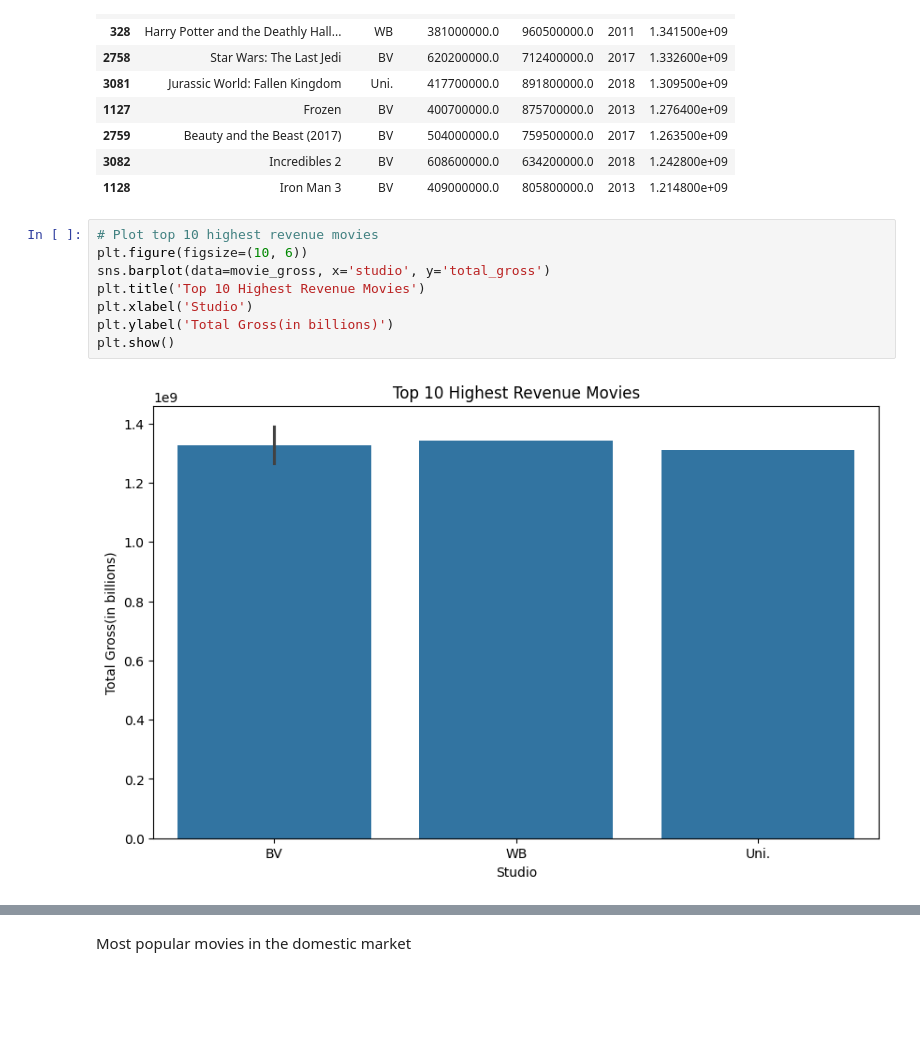
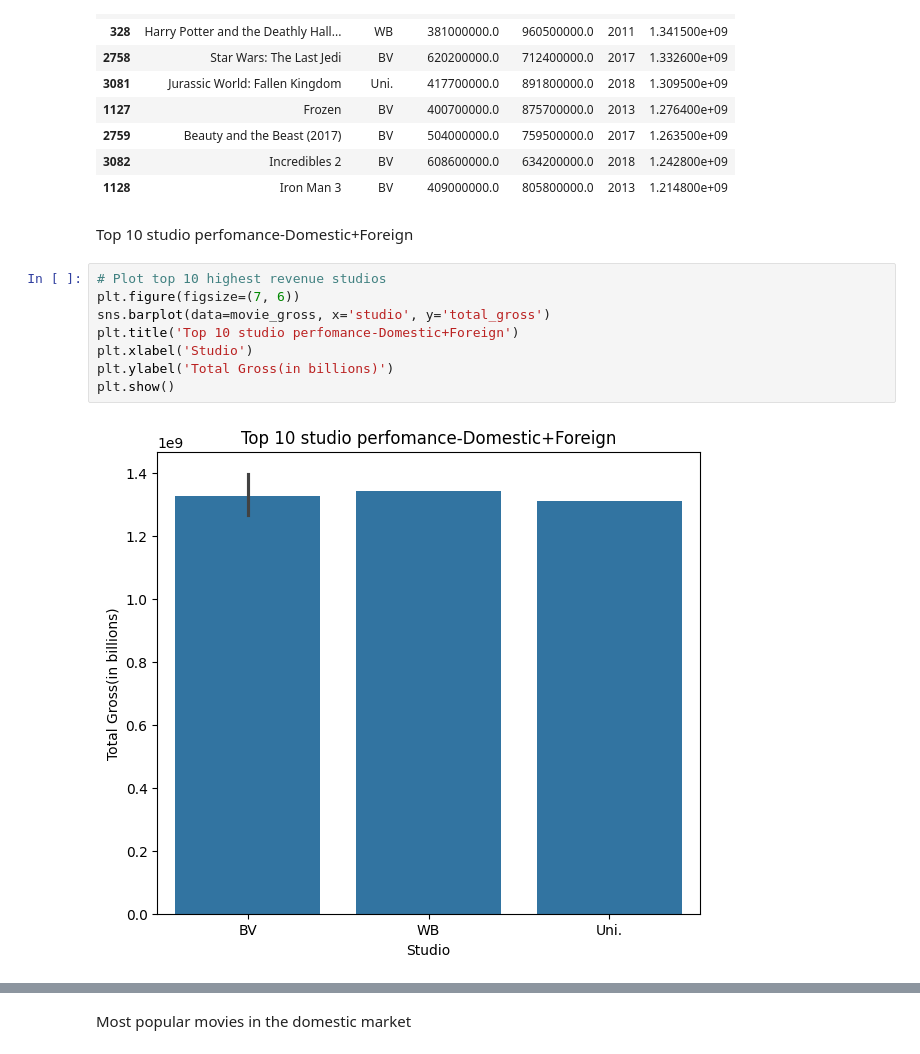
Before and after one commit to SMayienda/sarah_m, a Jupyter notebook: project1.ipynb, the cells around one changed output, grey strips where cells are left out. Drawn from its saved outputs; the diff is of its cells as text; blank space fills up the shorter version.

```diff
--- a/project1.ipynb
+++ b/project1.ipynb
@@ -96,13 +110,15 @@ movie_gross
 | 2759 | Beauty and the Beast (2017) | BV | 504000000.0 | 759500000.0 | 2017 | 1.263500e+09 |
 | 3082 | Incredibles 2 | BV | 608600000.0 | 634200000.0 | 2018 | 1.242800e+09 |
 | 1128 | Iron Man 3 | BV | 409000000.0 | 805800000.0 | 2013 | 1.214800e+09 |
+# %% [markdown]
+Top 10 studio perfomance-Domestic+Foreign
 # %%
-# Plot top 10 highest revenue movies
-plt.figure(figsize=(10, 6))
+# Plot top 10 highest revenue studios
+plt.figure(figsize=(7, 6))
 sns.barplot(data=movie_gross, x='studio', y='total_gross')
-plt.title('Top 10 Highest Revenue Movies')
+plt.title('Top 10 studio perfomance-Domestic+Foreign')
 plt.xlabel('Studio')
 plt.ylabel('Total Gross(in billions)')
 plt.show()
 # %% [output]
-[figure, old version]
+[figure, new version]
```
Also changed, not shown: parts of 18 cells of this notebook.
